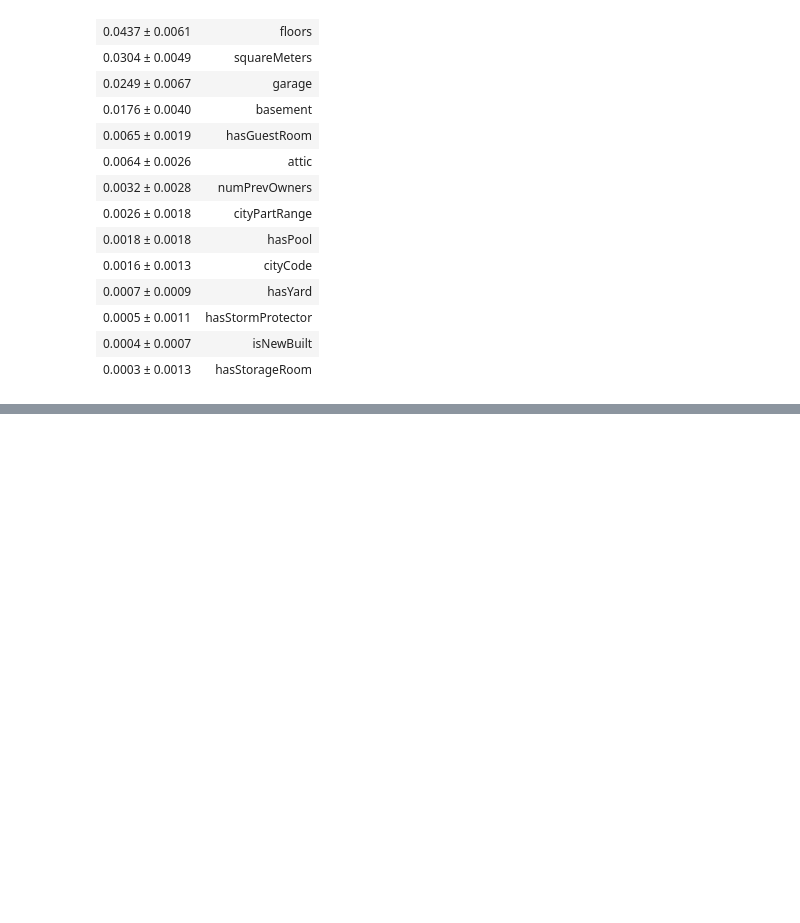
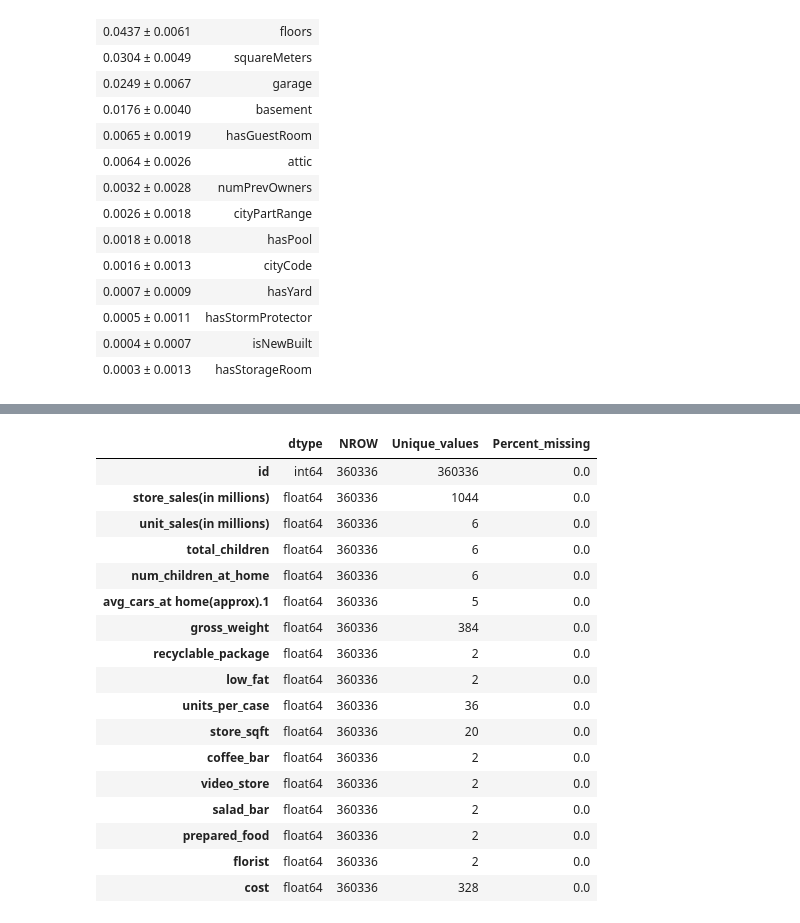
Before and after one commit to SilverSurferClash/ML_Best_Practices, a Jupyter notebook: bestprac-eda.ipynb, the cells around one changed output, grey strips where cells are left out. Drawn from its saved outputs; the diff is of its cells as text; code cells hidden in the pictures; blank space fills up the shorter version.

```diff
--- a/bestprac-eda.ipynb
+++ b/bestprac-eda.ipynb
@@ -188,0 +287,21 @@ eli5.show_weights(permute, feature_names = X.columns.tolist(),top=50)
+# %%
+create_EDA_summary(train_import)
+# %% [output]
+|  | dtype | NROW | Unique_values | Percent_missing |
+| id | int64 | 360336 | 360336 | 0.0 |
+| store_sales(in millions) | float64 | 360336 | 1044 | 0.0 |
+| unit_sales(in millions) | float64 | 360336 | 6 | 0.0 |
+| total_children | float64 | 360336 | 6 | 0.0 |
+| num_children_at_home | float64 | 360336 | 6 | 0.0 |
+| avg_cars_at home(approx).1 | float64 | 360336 | 5 | 0.0 |
+| gross_weight | float64 | 360336 | 384 | 0.0 |
+| recyclable_package | float64 | 360336 | 2 | 0.0 |
+| low_fat | float64 | 360336 | 2 | 0.0 |
+| units_per_case | float64 | 360336 | 36 | 0.0 |
+| store_sqft | float64 | 360336 | 20 | 0.0 |
+| coffee_bar | float64 | 360336 | 2 | 0.0 |
+| video_store | float64 | 360336 | 2 | 0.0 |
+| salad_bar | float64 | 360336 | 2 | 0.0 |
+| prepared_food | float64 | 360336 | 2 | 0.0 |
+| florist | float64 | 360336 | 2 | 0.0 |
+| cost | float64 | 360336 | 328 | 0.0 |
```
Also changed, not shown: parts of 19 cells of this notebook.
